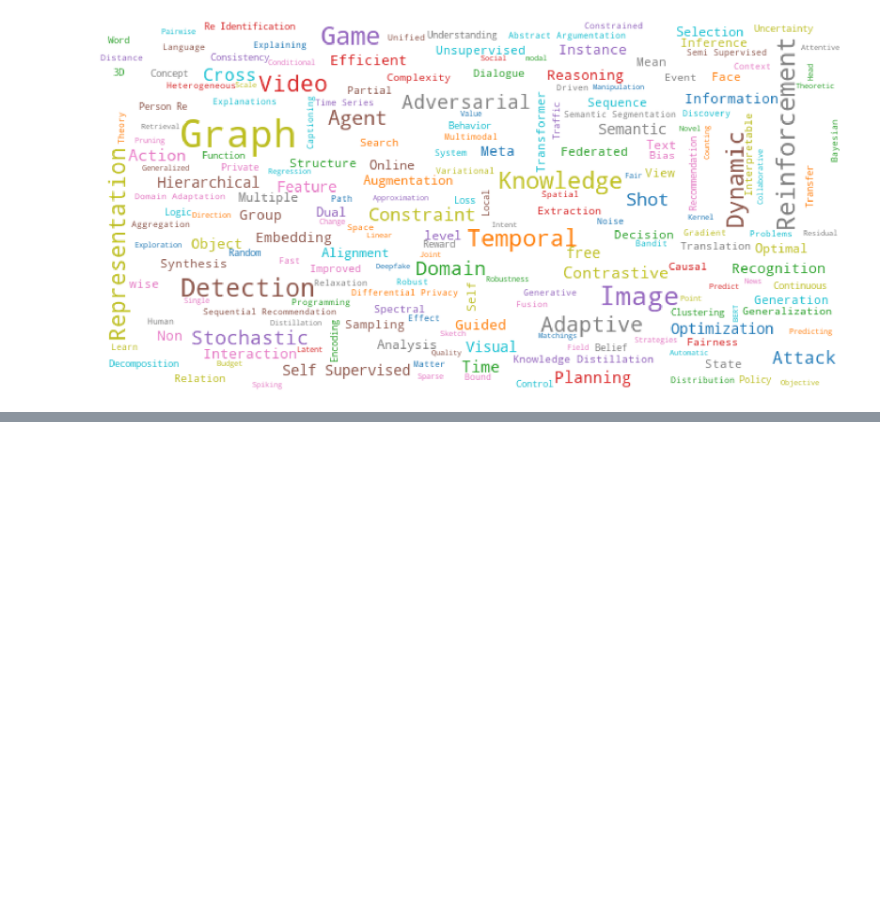
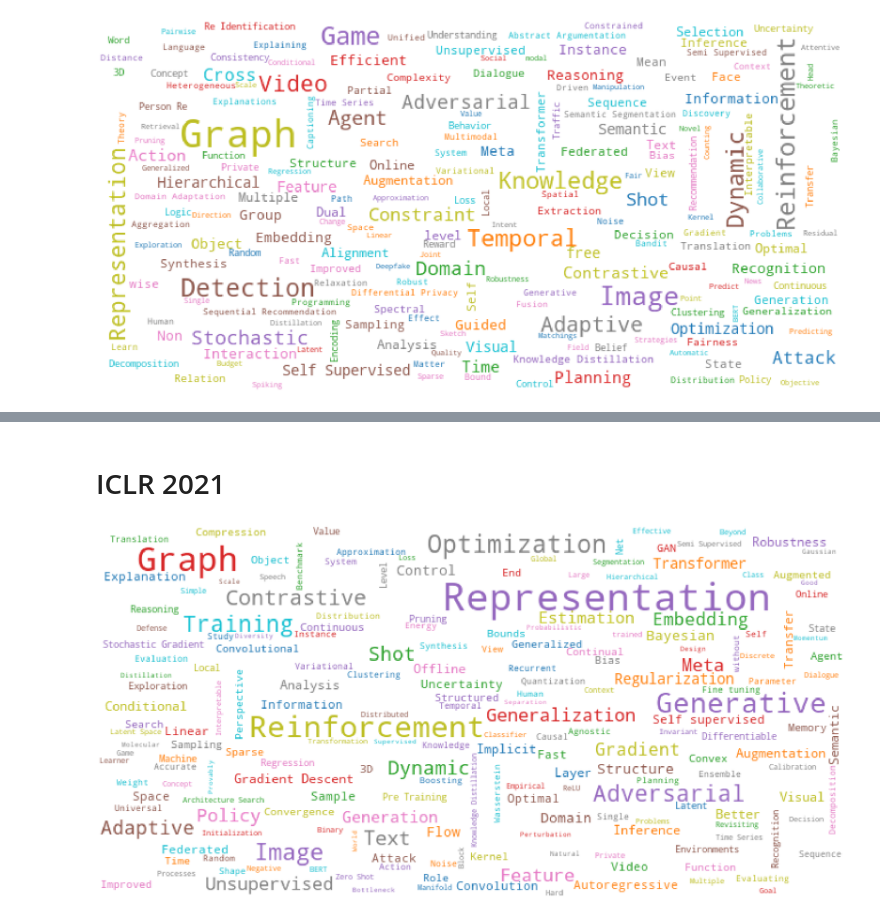
Before and after one commit to KaishuaiXu/ConferenceWordCloud21, a Jupyter notebook: demo.ipynb, the cells around one changed output, grey strips where cells are left out. Saved outputs shown, nothing was run; the diff lists cells and outputs as text; code cells hidden in the pictures; blank space fills up the shorter version.

```diff
--- a/demo.ipynb
+++ b/demo.ipynb
@@ -82,0 +155,40 @@ f.close()
+# %%
+wordcloud_svg = wordcloud.to_svg(embed_font=True)
+f = open("./pics/ICML2021.svg","w+")
+f.write(wordcloud_svg )
+f.close()
+# %% [markdown]
+# ICLR 2021
+# %%
+with open('./data/ICLR2021.txt', 'r') as f:
+    data = f.read()
+    oral = data.split('Spotlight\n')[0]
+    spotlight = data.split('Spotlight\n')[1].split('Poster\n')[0]
+    poster = data.split('Spotlight\n')[1].split('Poster\n')[1]
+# %%
+text = ''
+for line in poster.split('Show details\n'):
+    j = line.index('\n')
+    text += f'\n{line[:j]}'
+# %%
+# Display the generated image:
+from wordcloud import WordCloud
+import matplotlib.pyplot as plt
+
+STOPWORDS = list(map(str.strip, open('stopwords').readlines()))
+STOPWORDS += ['Model', 'Neural Network', 'Neural Networks', 'Network', 'Networks', 'Attention',
+              'Data', 'Modeling', 'based', 'Using', 'Learning', 'Toward', 'Matching',
+              'Multi', 'via', 'Deep', 'Label', 'Aware', 'Problem', 'Neural', 'Towards',
+             'Algorithm', 'Prediction', 'Framework', 'Two', 'Approach', 'Classification',
+             'Task', 'Models', 'Solving', 'Method', 'Improving', 't', 'One', 'Tasks',
+             'User', 'Algorithms', 'New', 'Combining', 'High', 'News', 'Methods', 'Non',
+             'Efficient', 'Robust', 'Understanding', 'Language']
+
+# lower max_font_size
+wordcloud = WordCloud(width=700, height=350, max_font_size=36, min_font_size=4, stopwords=set(STOPWORDS), mode='RGBA', colormap='tab10', background_color=None).generate(text)
+plt.figure(figsize=(40, 20))
+plt.imshow(wordcloud)
+plt.axis("off")
+plt.show()
+# %% [output]
+[figure, added]
```
Also changed, not shown: parts of 13 cells of this notebook, 12 other files.
